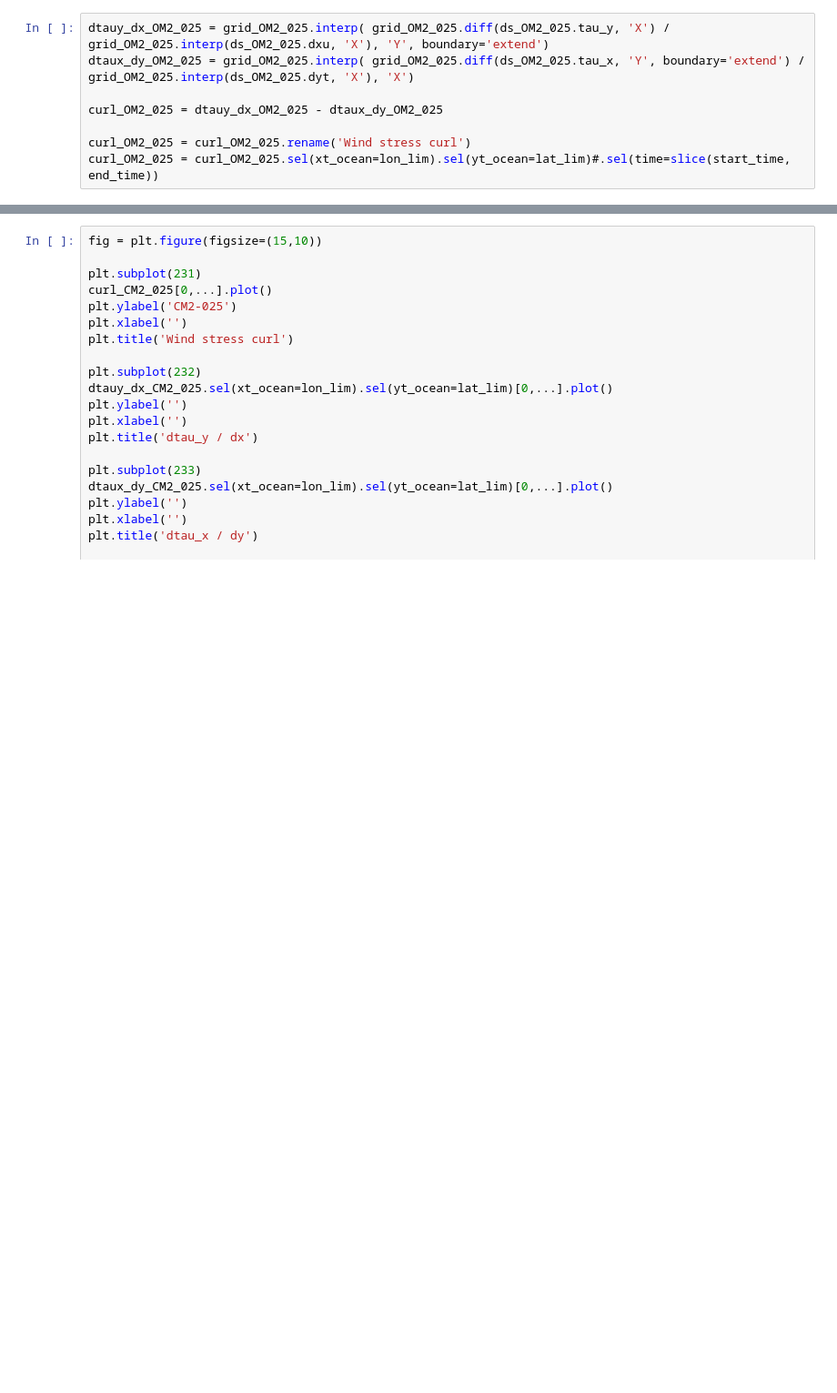
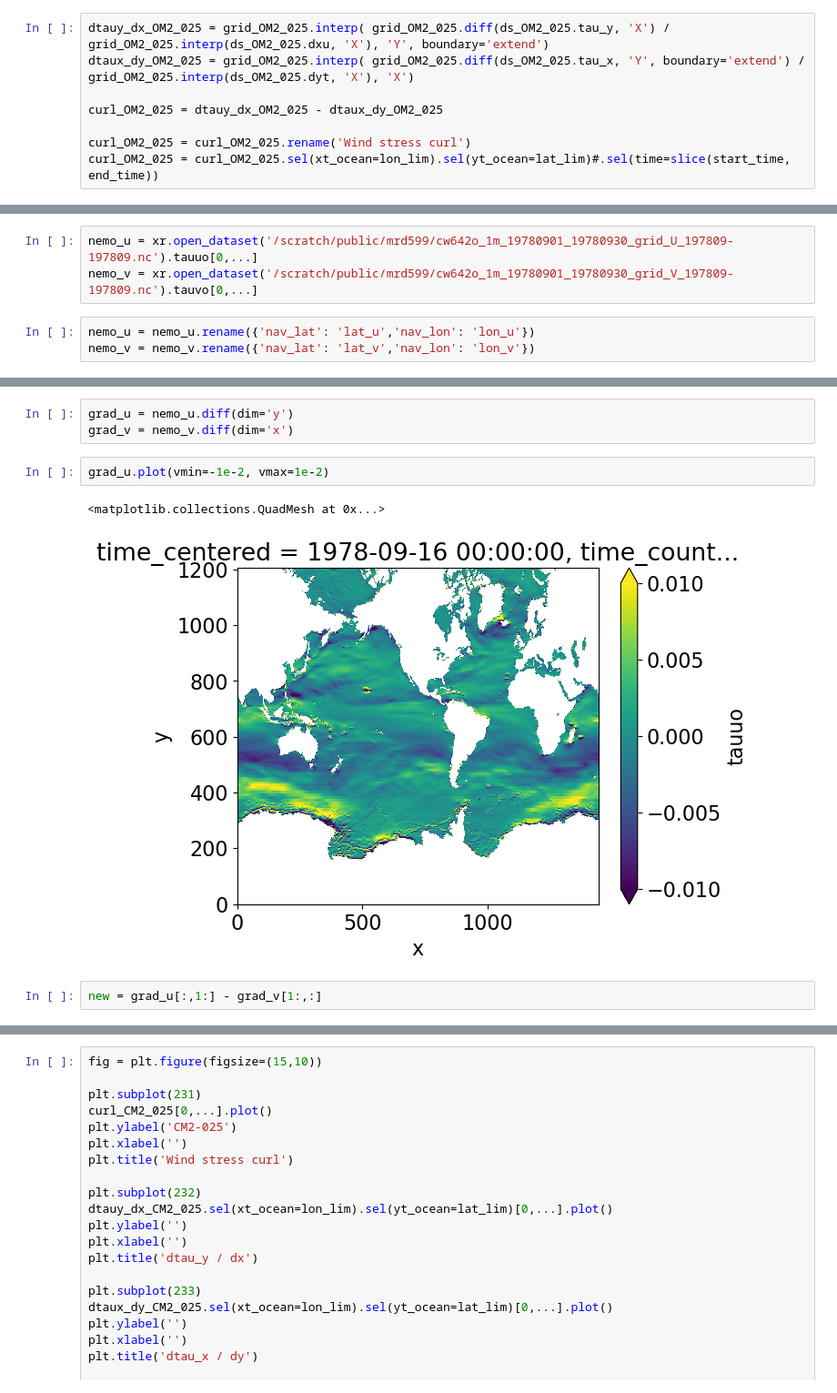
Before and after one commit to wghuneke/ACCESS-CM2-025_Analysis, a Jupyter notebook: notebooks/Testing_wind_stress_curl.ipynb, the cells around one changed output, grey strips where cells are left out. Shown at 91% size. Drawn from its saved outputs; the diff is of its cells as text; blank space fills up the shorter version.

```diff
--- a/notebooks/Testing_wind_stress_curl.ipynb
+++ b/notebooks/Testing_wind_stress_curl.ipynb
@@ -182,0 +222,6 @@ curl_OM2_025 = curl_OM2_025.sel(xt_ocean=lon_lim).sel(yt_ocean=lat_lim)#.sel(tim
+# %%
+nemo_u = xr.open_dataset('/scratch/public/mrd599/cw642o_1m_19780901_19780930_grid_U_197809-197809.nc').tauuo[0,...]
+nemo_v = xr.open_dataset('/scratch/public/mrd599/cw642o_1m_19780901_19780930_grid_V_197809-197809.nc').tauvo[0,...]
+# %%
+nemo_u = nemo_u.rename({'nav_lat': 'lat_u','nav_lon': 'lon_u'})
+nemo_v = nemo_v.rename({'nav_lat': 'lat_v','nav_lon': 'lon_v'})
@@ -182,0 +248,10 @@ curl_OM2_025 = curl_OM2_025.sel(xt_ocean=lon_lim).sel(yt_ocean=lat_lim)#.sel(tim
+# %%
+grad_u = nemo_u.diff(dim='y')
+grad_v = nemo_v.diff(dim='x')
+# %%
+grad_u.plot(vmin=-1e-2, vmax=1e-2)
+# %% [output]
+<matplotlib.collections.QuadMesh at 0x...>
+[figure, added]
+# %%
+new = grad_u[:,1:] - grad_v[1:,:]
```
Also changed, not shown: parts of 14 cells of this notebook, 2 other files.
